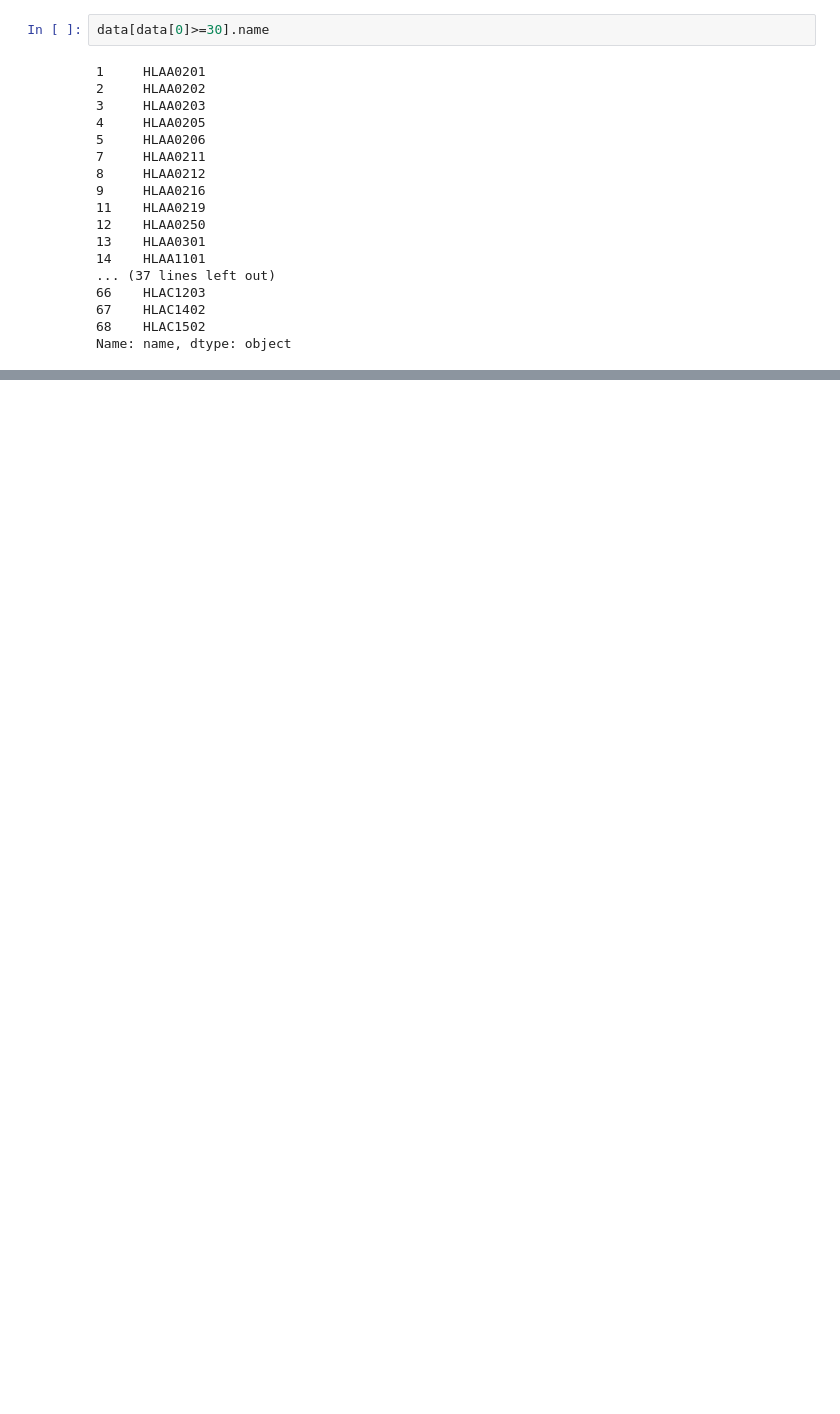
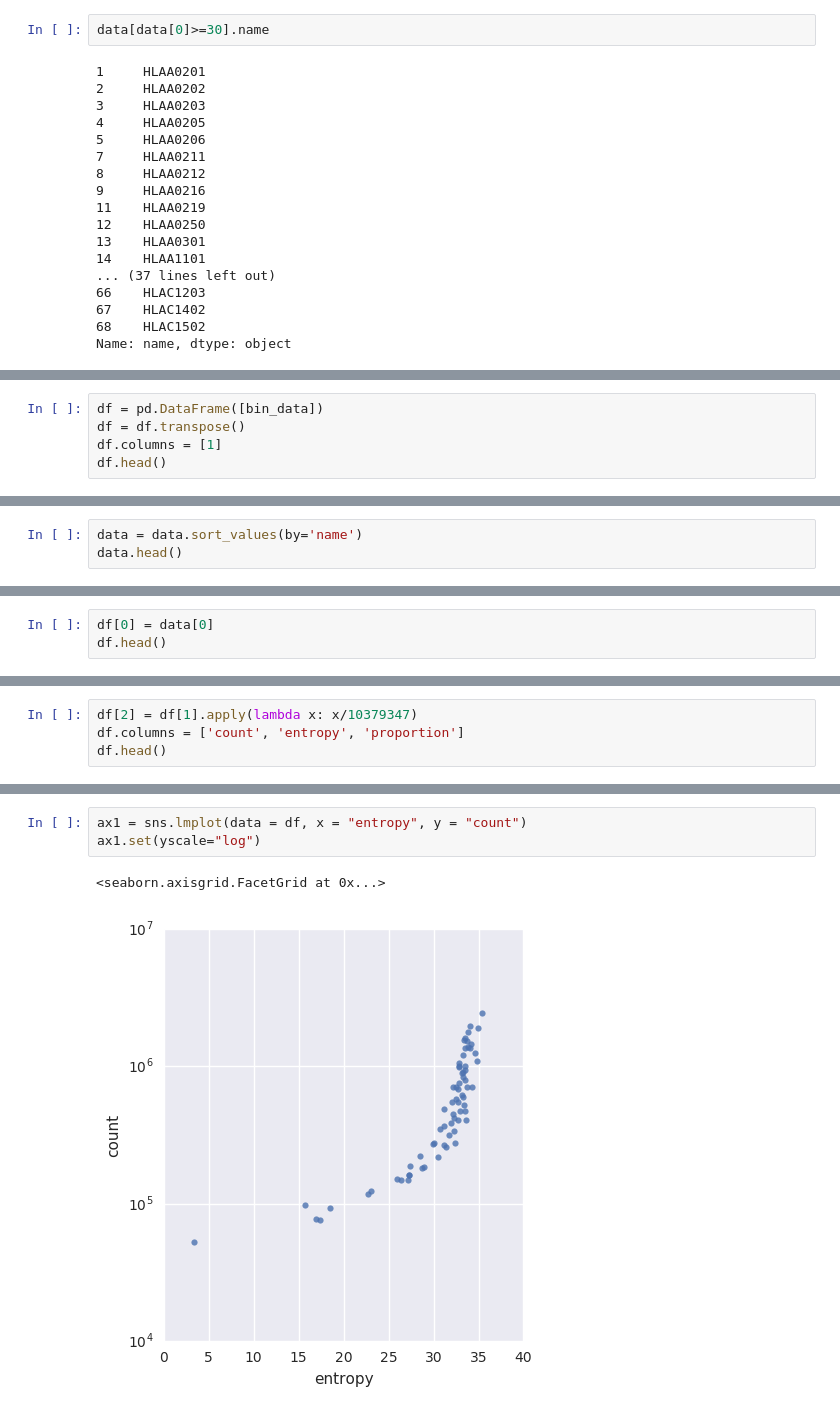
Before and after one commit to antigenomics/ipred, a Jupyter notebook: Allele_selection.ipynb, the cells around one changed output, grey strips where cells are left out. Saved outputs shown, nothing was run; the diff lists cells and outputs as text; blank space fills up the shorter version.

```diff
--- a/Allele_selection.ipynb
+++ b/Allele_selection.ipynb
@@ -276,0 +303,5 @@ Name: name, dtype: object
+# %%
+df = pd.DataFrame([bin_data])
+df = df.transpose()
+df.columns = [1]
+df.head()
@@ -276,0 +315,3 @@ Name: name, dtype: object
+# %%
+data = data.sort_values(by='name')
+data.head()
@@ -276,0 +325,3 @@ Name: name, dtype: object
+# %%
+df[0] = data[0]
+df.head()
@@ -276,0 +335,4 @@ Name: name, dtype: object
+# %%
+df[2] = df[1].apply(lambda x: x/10379347)
+df.columns = ['count', 'entropy', 'proportion']
+df.head()
@@ -276,0 +346,6 @@ Name: name, dtype: object
+# %%
+ax1 = sns.lmplot(data = df, x = "entropy", y = "count")
+ax1.set(yscale="log")
+# %% [output]
+<seaborn.axisgrid.FacetGrid at 0x...>
+[figure, added]
```
Also changed, not shown: parts of 10 cells of this notebook, 1 other file.
